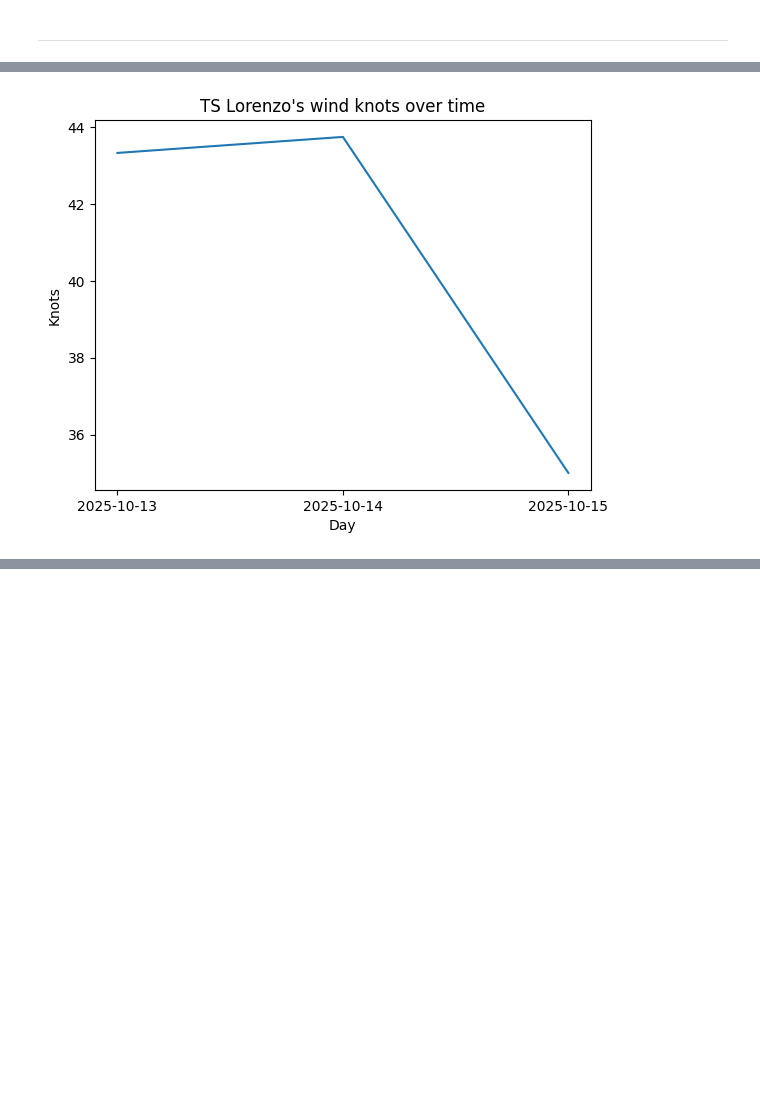
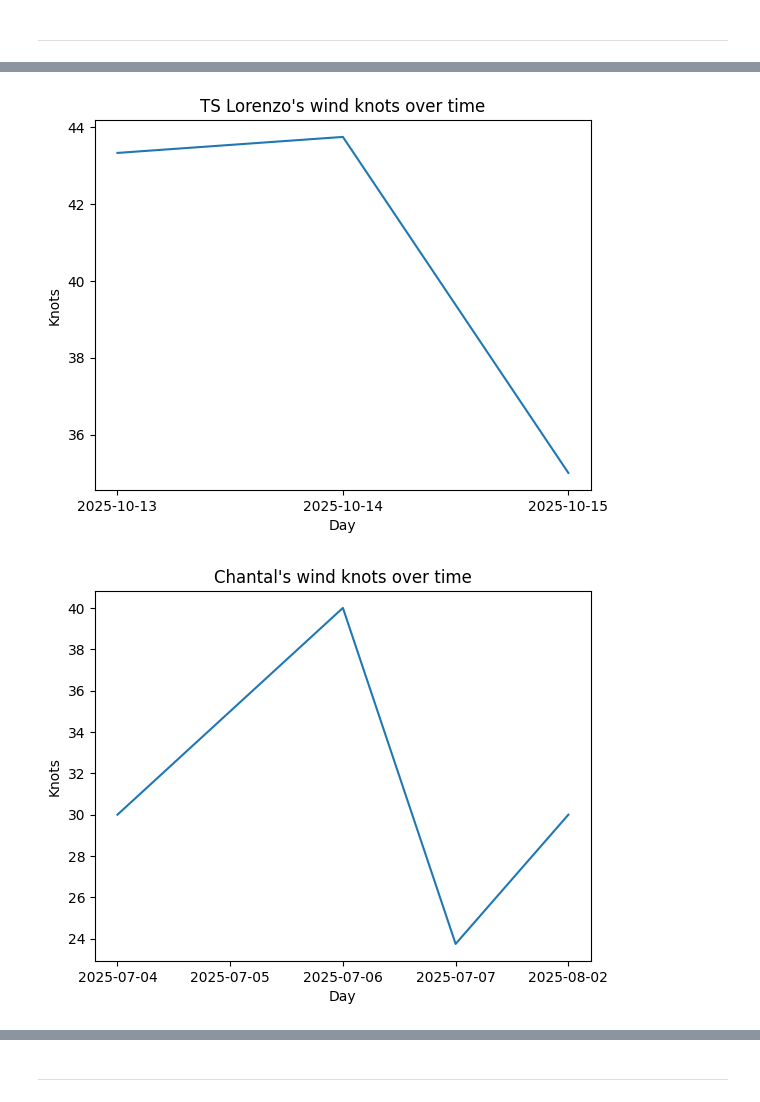
Before and after one commit to Erica4397/for_coding_camp1, a Jupyter notebook: ForCodingCampNotebook.ipynb, the cells around one changed output, grey strips where cells are left out. Cells and saved outputs as stored; diff of their text form; code cells hidden in the pictures; blank space fills up the shorter version.

```diff
--- a/ForCodingCampNotebook.ipynb
+++ b/ForCodingCampNotebook.ipynb
@@ -194,15 +275,35 @@ plt.show()
 # %%
 #NOTE: this was a tropical storm(the entire time), meaning the wind speed is slower than a hurricane
 #again, the lower the mb, the higher the knot
 df_l_knot = df_lorenzo.groupby('date')['max_wind_knots'].mean()
 df_l_knot = df_l_knot.reset_index()
 
 plt.plot(df_l_knot['date'], df_l_knot['max_wind_knots'])
 
 plt.title("TS Lorenzo's wind knots over time")
 plt.xlabel('Day')
 plt.ylabel('Knots')
+plt.show()
+################################################################################
+df_c_knot = df_chantal.groupby('date')['max_wind_knots'].mean()
+df_c_knot = df_c_knot.reset_index()
 
+plt.plot(df_c_knot['date'], df_c_knot['max_wind_knots'])
+
+plt.title("Chantal's wind knots over time")
+plt.xlabel('Day')
+plt.ylabel('Knots')
 plt.show()
+################################################################################
+df_a_knot = df_alberto.groupby('date')['max_wind_knots'].mean()
+df_a_knot = df_a_knot.reset_index()
+
+plt.plot(df_a_knot['date'], df_a_knot['max_wind_knots'])
+
+plt.title("Albertos's wind knots over time")
+plt.xlabel('Day')
+plt.ylabel('Knots')
+plt.show()
 # %% [output]
 [figure]
+[figure, added]
@@ -208,0 +311,2 @@ plt.show()
+# %% [markdown]
+____________________
```
Also changed, not shown: parts of 16 cells of this notebook.
